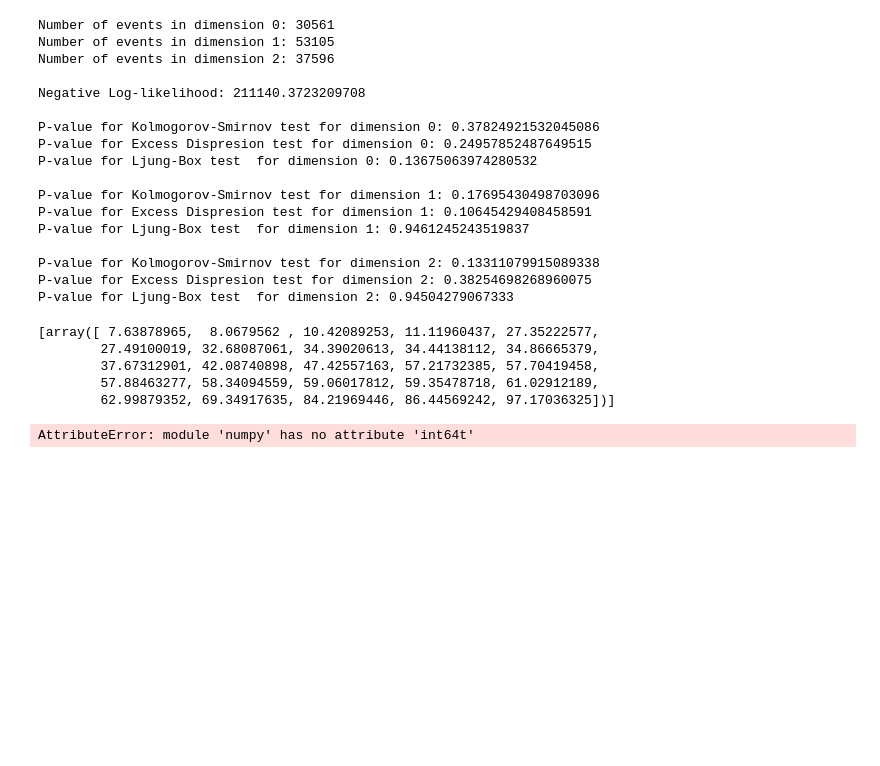
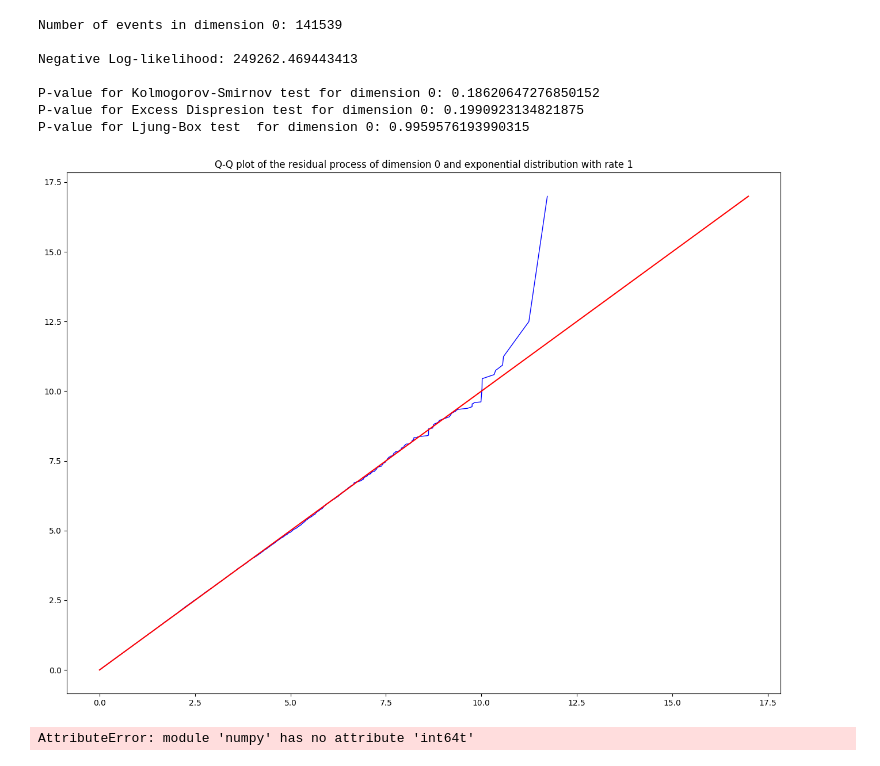
Before and after one commit to majkee15/py-hawkes, a Jupyter notebook: Untitled.ipynb, the cells around one changed output. Drawn from its saved outputs; the diff is of its cells as text; code cells hidden in the pictures; blank space fills up the shorter version.

```diff
--- a/Untitled.ipynb
+++ b/Untitled.ipynb
@@ -8,7 +5,8 @@ import numpy as np
 import scipy.stats
 import matplotlib.pyplot as plt
 import functools
-
+import pyhawkes
+import numpy as np
 
 def ljung_box_test(x, lag):
     n = len(x)
@@ -21,12 +19,12 @@ def ljung_box_test(x, lag):
     lb_test = 1 - scipy.stats.chi2.cdf(stat, lag)
     return lb_test
 
-mu = np.array([0.2, 0.25, 0.15])
-alpha = np.array([[0.4, 0.1, 0.1], [0.3, 0.35, 0.4], [0.18, 0.2, 0.31]])
-beta = np.array([[1.8, 2.1, 2.5], [1.2, 2, 1.3], [1.4, 0.8, 2.3]])
+mu = np.array([0.2])
+alpha = np.array([[0.79]])
+beta = np.array([[1.8]])
 
-dim = 3
-T = 100000
+dim = 1
+T = 100000*4
 max_jumps = 200000
 seed = 123
 hawkes = pyhawkes.sim_exp_hawkes(mu, alpha, beta, T, max=max_jumps, rseed=seed)
@@ -51,34 +49,26 @@ for i in range(dim):
     print("P-value for Ljung-Box test  for dimension {}: {}".format(i, comp_ljung_box))
     print("")
 # %% [output]
-Number of events in dimension 0: 30561
-Number of events in dimension 1: 53105
-Number of events in dimension 2: 37596
+Number of events in dimension 0: 141539
 
-Negative Log-likelihood: 211140.3723209708
+Negative Log-likelihood: 249262.469443413
 
-P-value for Kolmogorov-Smirnov test for dimension 0: 0.37824921532045086
-P-value for Excess Dispresion test for dimension 0: 0.24957852487649515
-P-value for Ljung-Box test  for dimension 0: 0.13675063974280532
-
-P-value for Kolmogorov-Smirnov test for dimension 1: 0.17695430498703096
-P-value for Excess Dispresion test for dimension 1: 0.10645429408458591
-P-value for Ljung-Box test  for dimension 1: 0.9461245243519837
-
-P-value for Kolmogorov-Smirnov test for dimension 2: 0.13311079915089338
-P-value for Excess Dispresion test for dimension 2: 0.38254698268960075
-P-value for Ljung-Box test  for dimension 2: 0.94504279067333
+P-value for Kolmogorov-Smirnov test for dimension 0: 0.18620647276850152
+P-value for Excess Dispresion test for dimension 0: 0.1990923134821875
+P-value for Ljung-Box test  for dimension 0: 0.9959576193990315
-# %%
-mu = np.array([0.2,])
-alpha = np.array([[0.4]])
-beta = np.array([[1.8]])
-pyhawkes.sim_exp_hawkes(mu,alpha,beta,100)
-# %% [output]
-[array([ 7.63878965,  8.0679562 , 10.42089253, 11.11960437, 27.35222577,
-        27.49100019, 32.68087061, 34.39020613, 34.44138112, 34.86665379,
-        37.67312901, 42.08740898, 47.42557163, 57.21732385, 57.70419458,
-        57.88463277, 58.34094559, 59.06017812, 59.35478718, 61.02912189,
-        62.99879352, 69.34917635, 84.21969446, 86.44569242, 97.17036325])]
+# %%
+for i in range(dim):
+    sorted_comp = sorted(comp[i])
+    sorted_exp = np.sort(np.random.exponential(1, len(sorted_comp)))
+    a = np.linspace(0, max(sorted_comp[-1], sorted_exp[-1]), len(sorted_comp))
+    fig = plt.figure(figsize=(16, 12), dpi=100)
+    plt.subplot(1, 1, 1)
+    plt.plot(sorted_exp, sorted_comp, color="blue", linewidth=1.0, linestyle="-")
+    plt.plot(a, a, color="red")
+    plt.title("Q-Q plot of the residual process of dimension {} and exponential distribution with rate 1".format(i))
+    plt.show()
+# %% [output]
+[figure, added]
 # %%
 np.int_.conj
 # %% [output]
```
Also changed, not shown: parts of 1 cell of this notebook.
